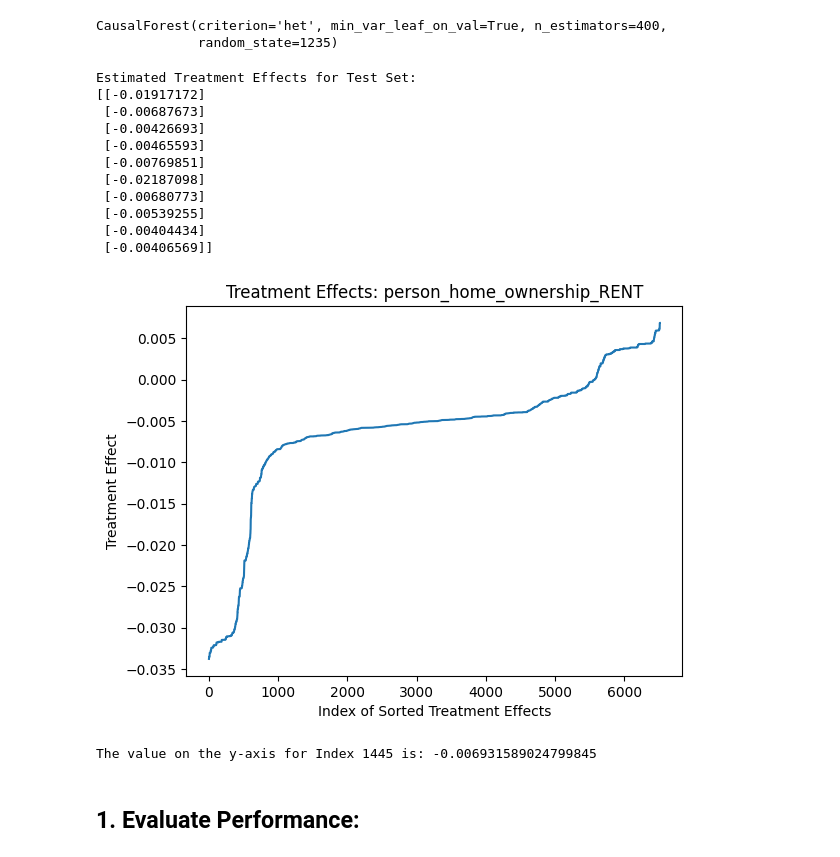
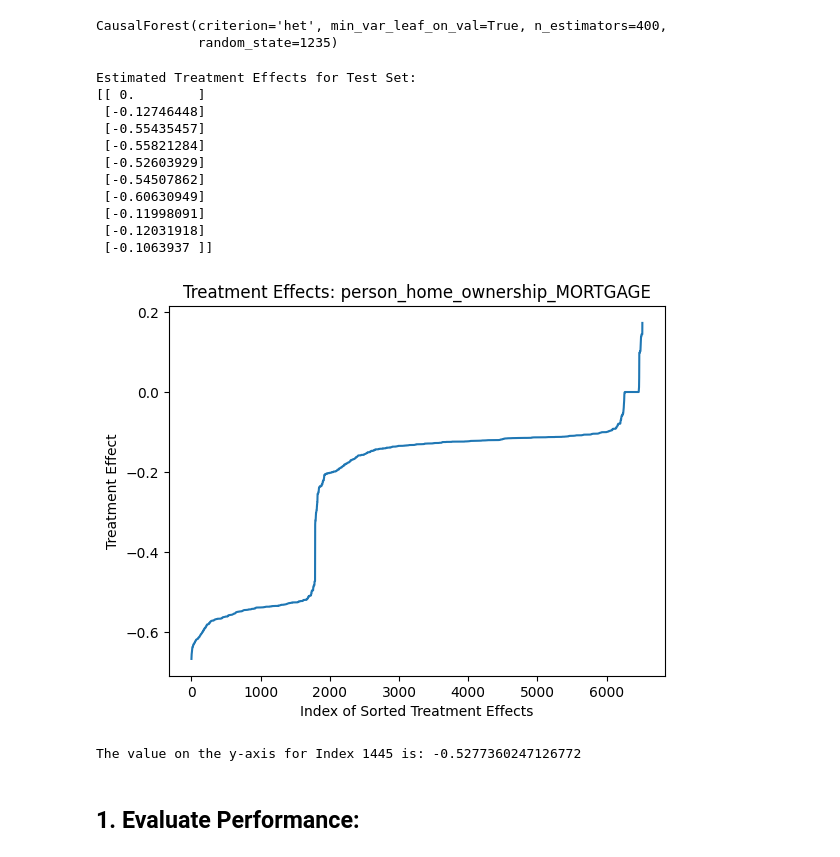
Before and after one commit to dzrich/PhD_Research_in_CausalML, a Jupyter notebook: CausalML.ipynb, the cells around one changed output. Cells and saved outputs as stored; diff of their text form; code cells hidden in the pictures.

```diff
--- a/CausalML.ipynb
+++ b/CausalML.ipynb
@@ -219,7 +212,7 @@ df = pd.get_dummies(df, columns=['person_home_ownership'],dtype= float)
 df = pd.get_dummies(df, columns=['loan_intent'],dtype= float)
 df = pd.get_dummies(df, columns=['loan_grade'],dtype= float)
 df = pd.get_dummies(df, columns=['cb_person_default_on_file'],dtype= float)
-#df = pd.get_dummies(df, columns=['loan_status'],dtype= float)
+df = pd.get_dummies(df, columns=['loan_status'],dtype= float)
 # %% [markdown]
 ## **Correlational Machine Learning:**
 
@@ -233,7 +226,7 @@ plt.show()
 [figure]
 # %%
 df=df.drop(['cb_person_default_on_file_Y'], axis=1)
-#df=df.drop(['loan_status_0'], axis=1)
+df=df.drop(['loan_status_0'], axis=1)
 # %%
 print(df.info())
 # %% [output]
@@ -1496,7 +1557,7 @@ from econml.grf import CausalForest
 #Creating the X and y variables
 X = df.drop('loan_status_1', axis = 1).values  #loan_status cb_person_default_on_file_N
 Y = df['loan_status_1'].values
-T = df['person_age'].values
+T = df['person_home_ownership_MORTGAGE'].values
 
 # Spliting X and y into train and test version
 # Train-Test Split
@@ -1526,30 +1587,30 @@ print("Estimated Treatment Effects for Test Set:")
 print(treatment_effects[:10])
 # %% [output]
 Estimated Treatment Effects for Test Set:
-[[-0.01917172]
- [-0.00687673]
- [-0.00426693]
- [-0.00465593]
- [-0.00769851]
- [-0.02187098]
- [-0.00680773]
- [-0.00539255]
- [-0.00404434]
- [-0.00406569]]
+[[ 0.        ]
+ [-0.12746448]
+ [-0.55435457]
+ [-0.55821284]
+ [-0.52603929]
+ [-0.54507862]
+ [-0.60630949]
+ [-0.11998091]
+ [-0.12031918]
+ [-0.1063937 ]]
 # %%
 # Flatten and sort the treatment_effects
 treatment_effects_flat = treatment_effects.flatten()
 treatment_effects_sorted = np.sort(treatment_effects_flat)
 # Create the x-axis values (indices of the sorted effects)
 x_values = np.arange(len(treatment_effects_sorted))
 # Plot the line graph
 plt.plot(x_values, treatment_effects_sorted)
 plt.xlabel("Index of Sorted Treatment Effects")
 plt.ylabel("Treatment Effect")
-plt.title("Treatment Effects: person_age")
+plt.title("Treatment Effects: person_home_ownership_MORTGAGE")
 plt.show()
 # %% [output]
-[figure, old version]
+[figure, new version]
 # %%
 index_of_interest = 1445  # The index you're interested in
 
@@ -1558,7 +1619,7 @@ y_value = treatment_effects_sorted[index_of_interest]
 
 print(f"The value on the y-axis for Index {index_of_interest} is: {y_value}")
 # %% [output]
-The value on the y-axis for Index 1445 is: -0.006931589024799845
+The value on the y-axis for Index 1445 is: -0.5277360247126772
 # %% [markdown]
 ## 1. Evaluate Performance:
 # %% [markdown]
```
Also changed, not shown: parts of 30 cells of this notebook.
